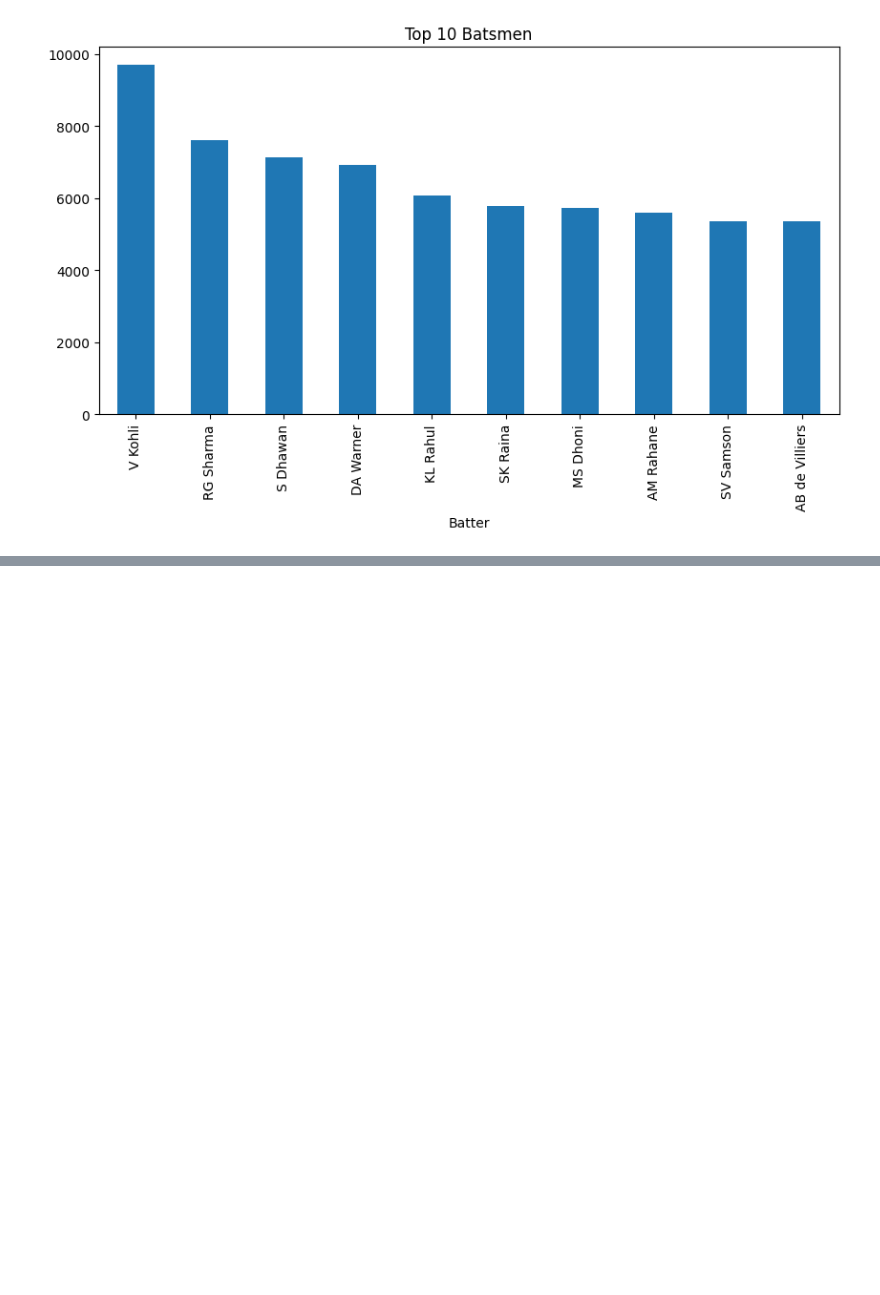
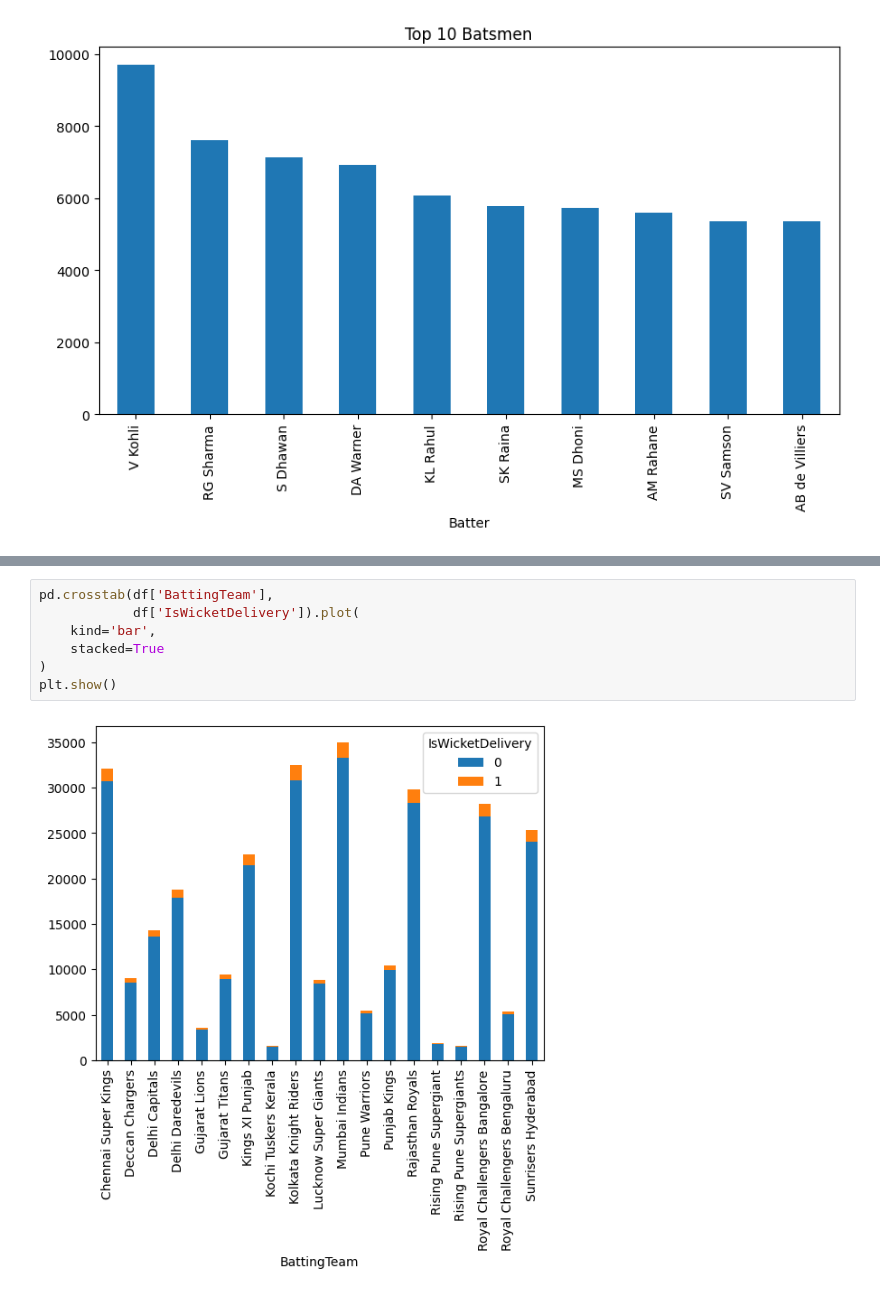
Before and after one commit to samifahim07/Smart-Cricket-Analytics-Ball-by-Ball-Event-Prediction-using-Machine-Learning, a Jupyter notebook: smart_analysis.ipynb, the cells around one changed output, grey strips where cells are left out. Saved outputs shown, nothing was run; the diff lists cells and outputs as text; blank space fills up the shorter version.

```diff
--- a/smart_analysis.ipynb
+++ b/smart_analysis.ipynb
@@ -213,0 +222,9 @@ plt.show()
+# %%
+pd.crosstab(df['BattingTeam'],
+            df['IsWicketDelivery']).plot(
+    kind='bar',
+    stacked=True
+)
+plt.show()
+# %% [output]
+[figure, added]
```
Also changed, not shown: parts of 1 cell of this notebook.
